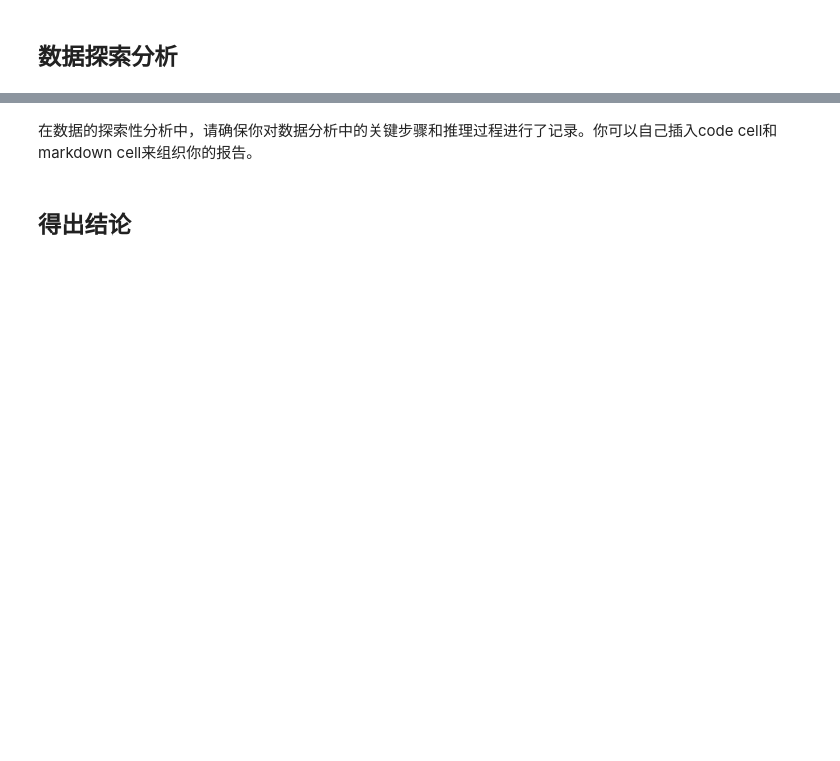
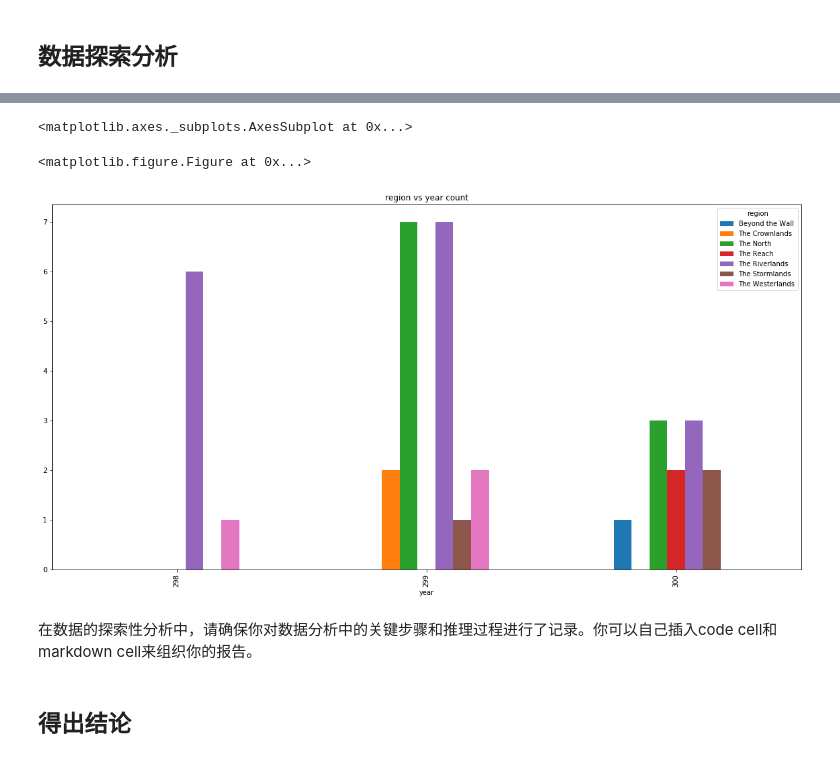
Before and after one commit to udacity-class-question/Game_of_thrones_battle_analysis, a Jupyter notebook: Game_of_thrones_battle_analysis.ipynb, the cells around one changed output, grey strips where cells are left out. Saved outputs shown, nothing was run; the diff lists cells and outputs as text; code cells hidden in the pictures; blank space fills up the shorter version.

```diff
--- a/Game_of_thrones_battle_analysis.ipynb
+++ b/Game_of_thrones_battle_analysis.ipynb
@@ -70,4 +74,5 @@ note: 注释，字符变量。
 # %%
 # TO DO: load the dataset
+data=pd.read_csv('battles.csv')
 # %%
 # TO DO: check the dataset general info
@@ -73,0 +130,3 @@ note: 注释，字符变量。
+# %%
+# To DO ：选取数据列进行计算
+data1=data[['year','region','location']]
@@ -74,2 +138,3 @@ note: 注释，字符变量。
 # %%
 # TO DO: clean the data (optional: only there are problems)
+data1=data1.dropna(subset=['location'])
@@ -79,0 +165,3 @@ note: 注释，字符变量。
+# %%
+data12=data1.groupby(['year','region']).year.count().unstack()
+data12
@@ -80,3 +196,13 @@ note: 注释，字符变量。
+# %%
+###region vs year
+%matplotlib inline
+import matplotlib.pyplot as plt
+plt.figure(figsize=(30,60))
+data12.plot(kind='bar',figsize=(20,10),title="region vs year count")
+# %% [output]
+<matplotlib.axes._subplots.AxesSubplot at 0x...>
+<matplotlib.figure.Figure at 0x...>
+[figure, added]
 # %% [markdown]
 在数据的探索性分析中，请确保你对数据分析中的关键步骤和推理过程进行了记录。你可以自己插入code cell和markdown cell来组织你的报告。
 # %% [markdown]
```
Also changed, not shown: parts of 14 cells of this notebook, 1 other file.
